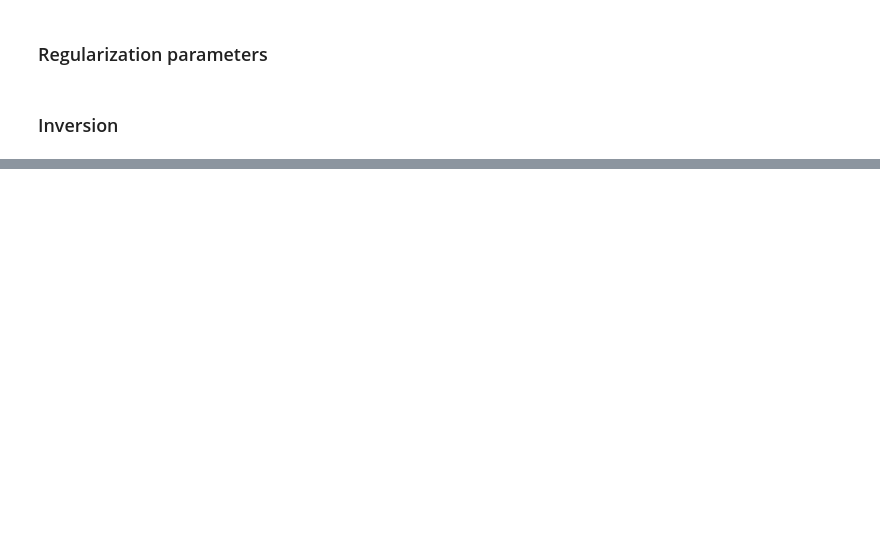
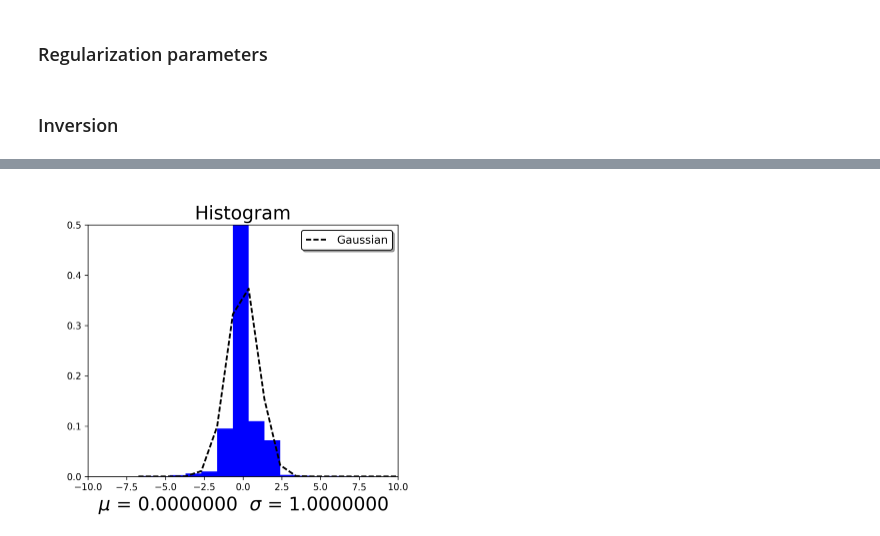
Before and after one commit to pinga-lab/magnetic-radial-inversion, a Jupyter notebook: code/real_data/diorama_inversion.ipynb, the cells around one changed output, grey strips where cells are left out. Cells and saved outputs as stored; diff of their text form; code cells hidden in the pictures; blank space fills up the shorter version.

```diff
--- a/code/real_data/diorama_inversion.ipynb
+++ b/code/real_data/diorama_inversion.ipynb
@@ -181,0 +224,17 @@ KeyboardInterrupt:
+# %%
+plt.figure(figsize=(6,5))
+plt.title('Histogram', fontsize = 20)
+plt.xlabel('$\mu$ = %.7f  $\sigma$ = %.7f' % (np.mean(res_norm), np.std(res_norm)), fontsize=20)
+nbins = int((np.max(res_norm) - np.min(res_norm)))
+n, bins, patches = plt.hist(res_norm,bins=nbins, normed=True, color='blue')
+gauss = normpdf(bins, np.mean(res_norm), np.std(res_norm))
+plt.plot(bins, gauss, 'k--', linewidth=2., label='Gaussian')
+plt.ylim(0.,0.5)
+plt.xlim(-10., 10.)
+plt.legend(loc=0, fontsize=12, shadow=bool, framealpha=1, edgecolor='black')
+plt.savefig('diorama_tfa_hist.png', dpi=300)
+#plt.show()
+
+img(filename='diorama_tfa_hist.png', width=400, height=400)
+# %% [output]
+[figure, added]
```
Also changed, not shown: parts of 10 cells of this notebook, 10 other files.
